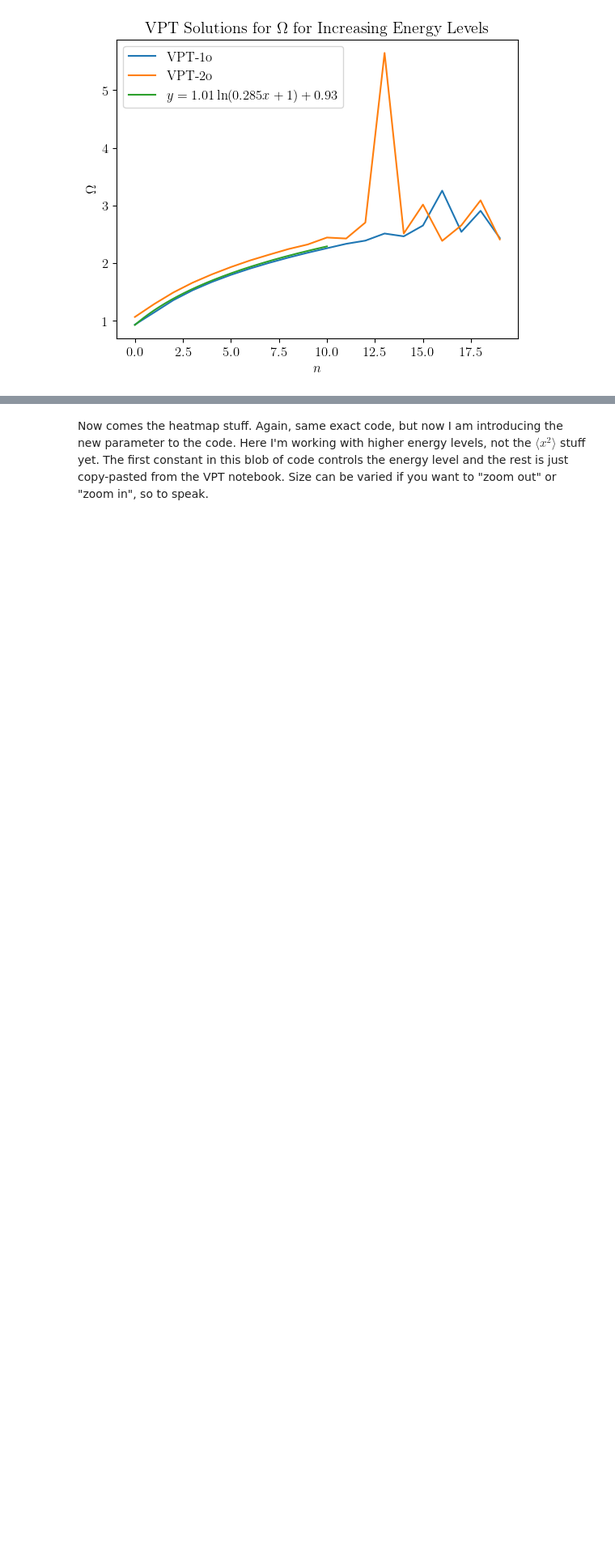
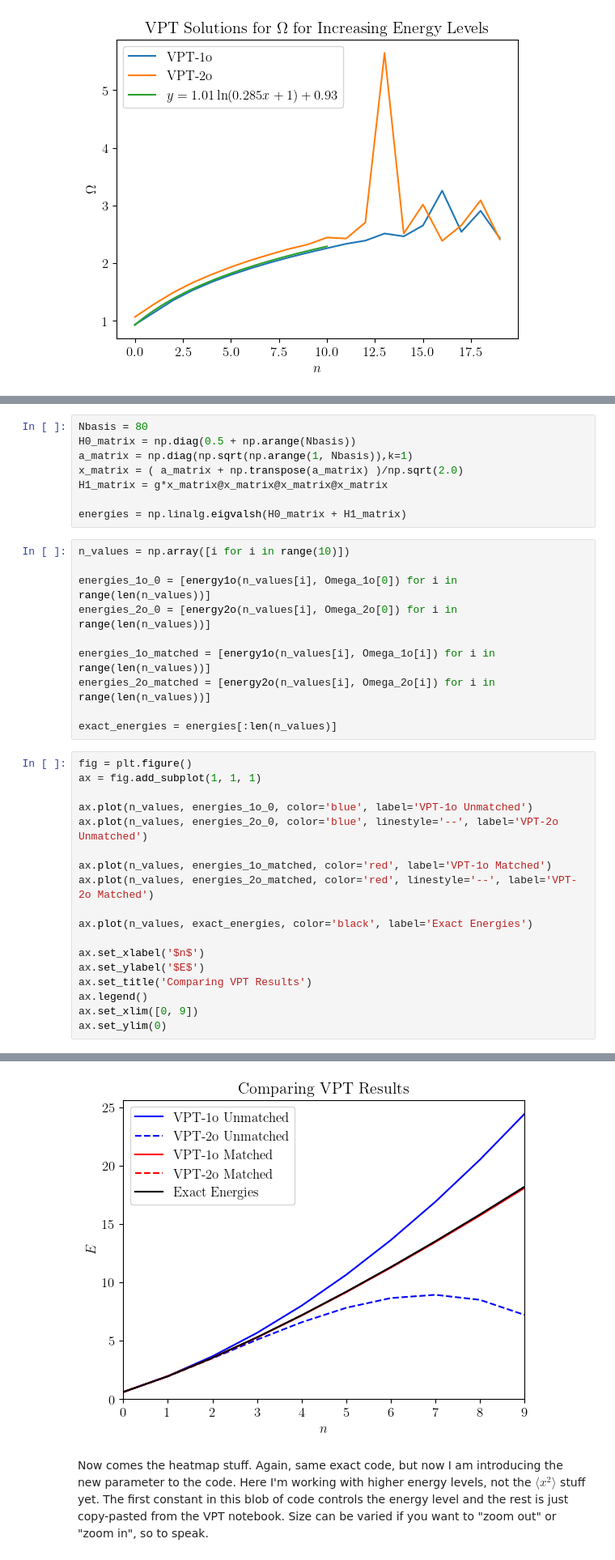
Before and after one commit to ihatebananas/Summer_Research, a Jupyter notebook: higher_energy_vpt.ipynb, the cells around one changed output, grey strips where cells are left out. Shown at 81% size. Saved outputs shown, nothing was run; the diff lists cells and outputs as text; blank space fills up the shorter version.

```diff
--- a/higher_energy_vpt.ipynb
+++ b/higher_energy_vpt.ipynb
@@ -129,0 +132,37 @@ ax.legend()
+# %%
+Nbasis = 80
+H0_matrix = np.diag(0.5 + np.arange(Nbasis))
+a_matrix = np.diag(np.sqrt(np.arange(1, Nbasis)),k=1)
+x_matrix = ( a_matrix + np.transpose(a_matrix) )/np.sqrt(2.0)
+H1_matrix = g*x_matrix@x_matrix@x_matrix@x_matrix
+
+energies = np.linalg.eigvalsh(H0_matrix + H1_matrix)
+# %%
+n_values = np.array([i for i in range(10)])
+
+energies_1o_0 = [energy1o(n_values[i], Omega_1o[0]) for i in range(len(n_values))]
+energies_2o_0 = [energy2o(n_values[i], Omega_2o[0]) for i in range(len(n_values))]
+
+energies_1o_matched = [energy1o(n_values[i], Omega_1o[i]) for i in range(len(n_values))]
+energies_2o_matched = [energy2o(n_values[i], Omega_2o[i]) for i in range(len(n_values))]
+
+exact_energies = energies[:len(n_values)]
+# %%
+fig = plt.figure()
+ax = fig.add_subplot(1, 1, 1)
+
+ax.plot(n_values, energies_1o_0, color='blue', label='VPT-1o Unmatched')
+ax.plot(n_values, energies_2o_0, color='blue', linestyle='--', label='VPT-2o Unmatched')
+
+ax.plot(n_values, energies_1o_matched, color='red', label='VPT-1o Matched')
+ax.plot(n_values, energies_2o_matched, color='red', linestyle='--', label='VPT-2o Matched')
+
+ax.plot(n_values, exact_energies, color='black', label='Exact Energies')
+
+ax.set_xlabel('$n$')
+ax.set_ylabel('$E$')
+ax.set_title('Comparing VPT Results')
+ax.legend()
+ax.set_xlim([0, 9])
+ax.set_ylim(0)
+# %% [output]
@@ -130,3 +170,4 @@ ax.legend()
+[figure, added]
 # %% [markdown]
 Now comes the heatmap stuff. Again, same exact code, but now I am introducing the new parameter to the code. Here I'm working with higher energy levels, not the  $\langle x^2 \rangle$ stuff yet. The first constant in this blob of code controls the energy level and the rest is just copy-pasted from the VPT notebook. Size can be varied if you want to "zoom out" or "zoom in", so to speak.
 # %%
```
Also changed, not shown: parts of 21 cells of this notebook.
